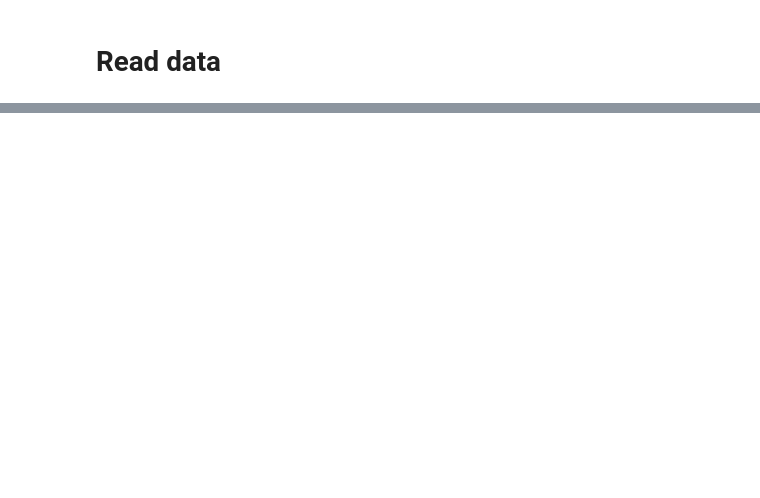
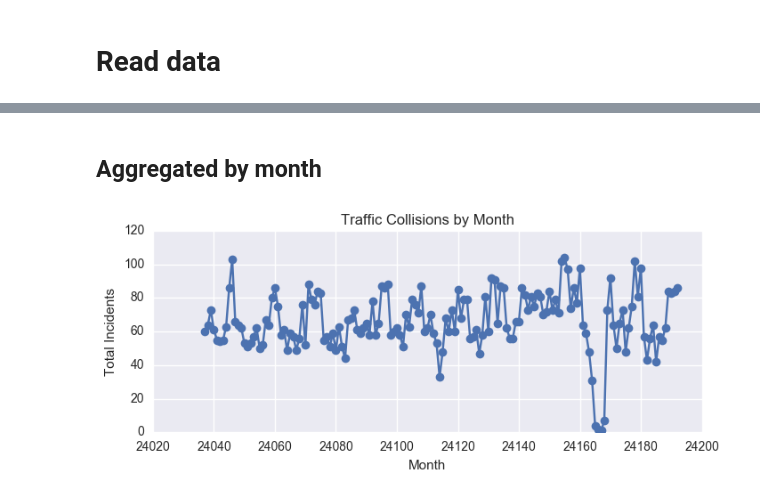
Before and after one commit to jayqi/sf-walk-safety, a Jupyter notebook: ipynbs/Traffic Histograms and KDEs.ipynb, the cells around one changed output, grey strips where cells are left out. Cells and saved outputs as stored; diff of their text form; code cells hidden in the pictures; blank space fills up the shorter version.

```diff
--- a/ipynbs/Traffic Histograms and KDEs.ipynb
+++ b/ipynbs/Traffic Histograms and KDEs.ipynb
@@ -102,0 +174,24 @@ AttributeError: 'bool' object has no attribute 'month'
+# %% [markdown]
+## Aggregated by month
+# %%
+def monthyear2num(month,year):
+    return year*12 + month
+
+def num2monthyear(num):
+    month = num % 12
+    year = (num-month) / 12
+    return "%.2d/%.2d" % (month,year)
+
+groupbyyearmonth = df[['year','month']].groupby(by=['year','month']).size().to_frame(name="count")
+groupbyyearmonth.reset_index(inplace=True)
+groupbyyearmonth['monthyear'] = groupbyyearmonth.apply(lambda row: row['year']*12 + row['month'],axis=1)
+
+plt.figure(figsize=(7.2,3.2))
+plt.plot(groupbyyearmonth['monthyear'],groupbyyearmonth['count'],'o-')
+plt.xlabel('Month')
+plt.ylabel('Total Incidents')
+plt.title(uppercase+' by Month')
+plt.tight_layout()
+pass
+# %% [output]
+[figure, added]
```
Also changed, not shown: parts of 20 cells of this notebook.
